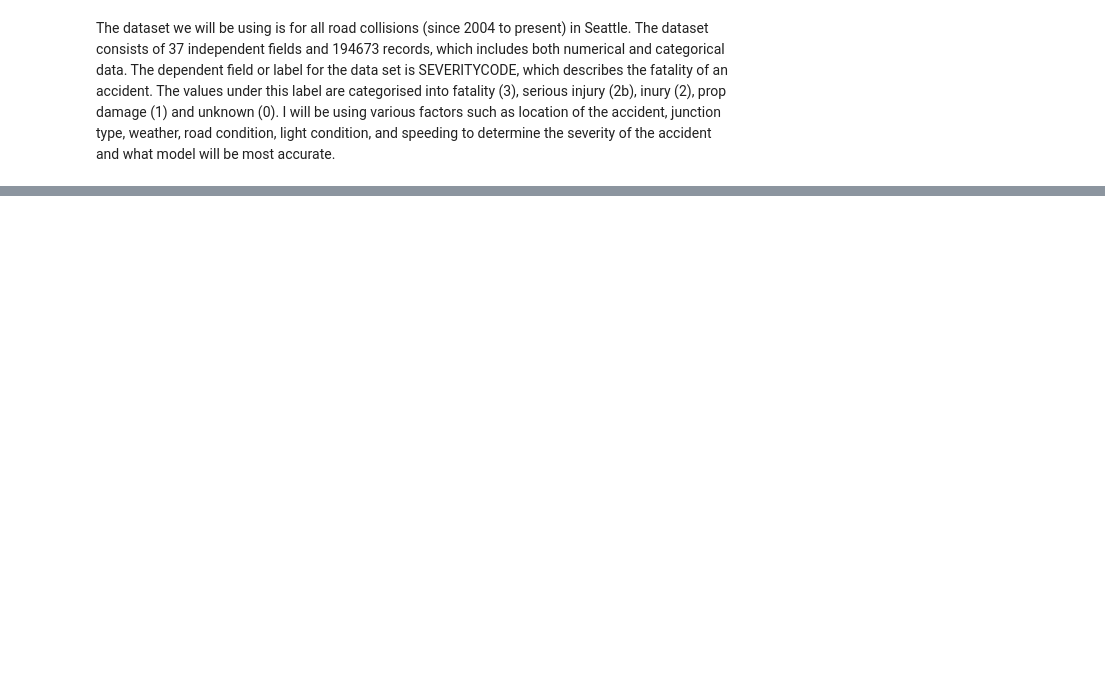
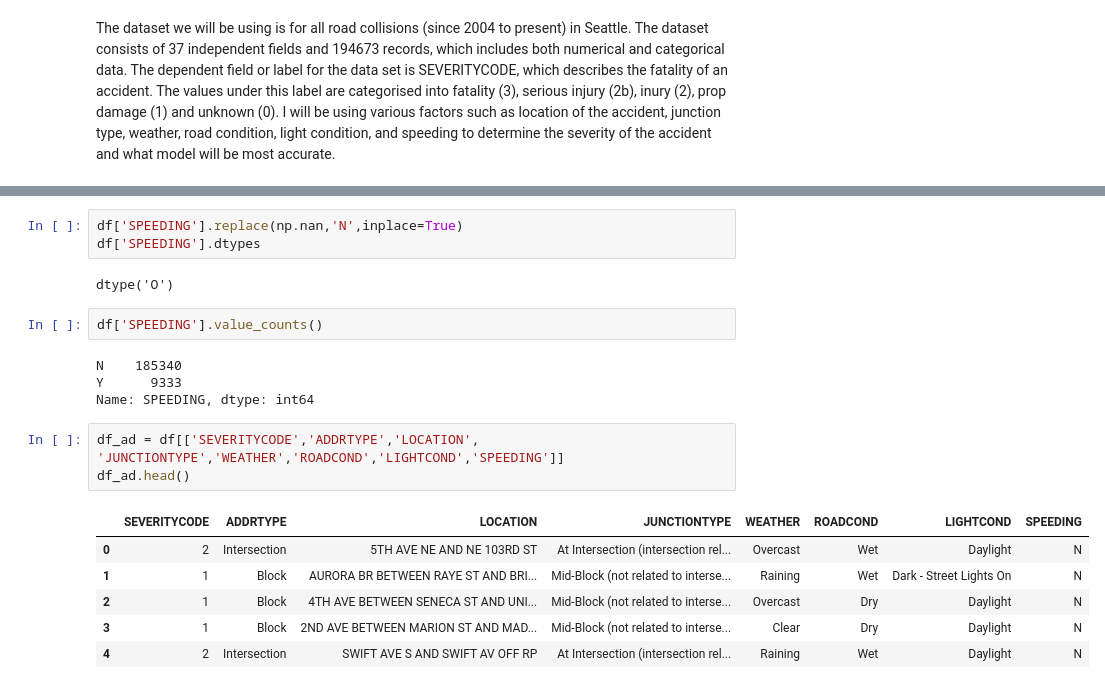
Before and after one commit to tim54645/Car-Accident-Capstone, a Jupyter notebook: Data Science Week 1.ipynb, the cells around one changed output, grey strips where cells are left out. Cells and saved outputs as stored; diff of their text form; blank space fills up the shorter version.

```diff
--- a/Data Science Week 1.ipynb
+++ b/Data Science Week 1.ipynb
@@ -8,0 +56,21 @@ The  dataset we will be using is for all road collisions (since 2004 to present)
+# %%
+df['SPEEDING'].replace(np.nan,'N',inplace=True)
+df['SPEEDING'].dtypes
+# %% [output]
+dtype('O')
+# %%
+df['SPEEDING'].value_counts()
+# %% [output]
+N    185340
+Y      9333
+Name: SPEEDING, dtype: int64
+# %%
+df_ad = df[['SEVERITYCODE','ADDRTYPE','LOCATION', 'JUNCTIONTYPE','WEATHER','ROADCOND','LIGHTCOND','SPEEDING']]
+df_ad.head()
+# %% [output]
+|  | SEVERITYCODE | ADDRTYPE | LOCATION | JUNCTIONTYPE | WEATHER | ROADCOND | LIGHTCOND | SPEEDING |
+| 0 | 2 | Intersection | 5TH AVE NE AND NE 103RD ST | At Intersection (intersection rel... | Overcast | Wet | Daylight | N |
+| 1 | 1 | Block | AURORA BR BETWEEN RAYE ST AND BRI... | Mid-Block (not related to interse... | Raining | Wet | Dark - Street Lights On | N |
+| 2 | 1 | Block | 4TH AVE BETWEEN SENECA ST AND UNI... | Mid-Block (not related to interse... | Overcast | Dry | Daylight | N |
+| 3 | 1 | Block | 2ND AVE BETWEEN MARION ST AND MAD... | Mid-Block (not related to interse... | Clear | Dry | Daylight | N |
+| 4 | 2 | Intersection | SWIFT AVE S AND SWIFT AV OFF RP | At Intersection (intersection rel... | Raining | Wet | Daylight | N |
```
Also changed, not shown: parts of 20 cells of this notebook.
